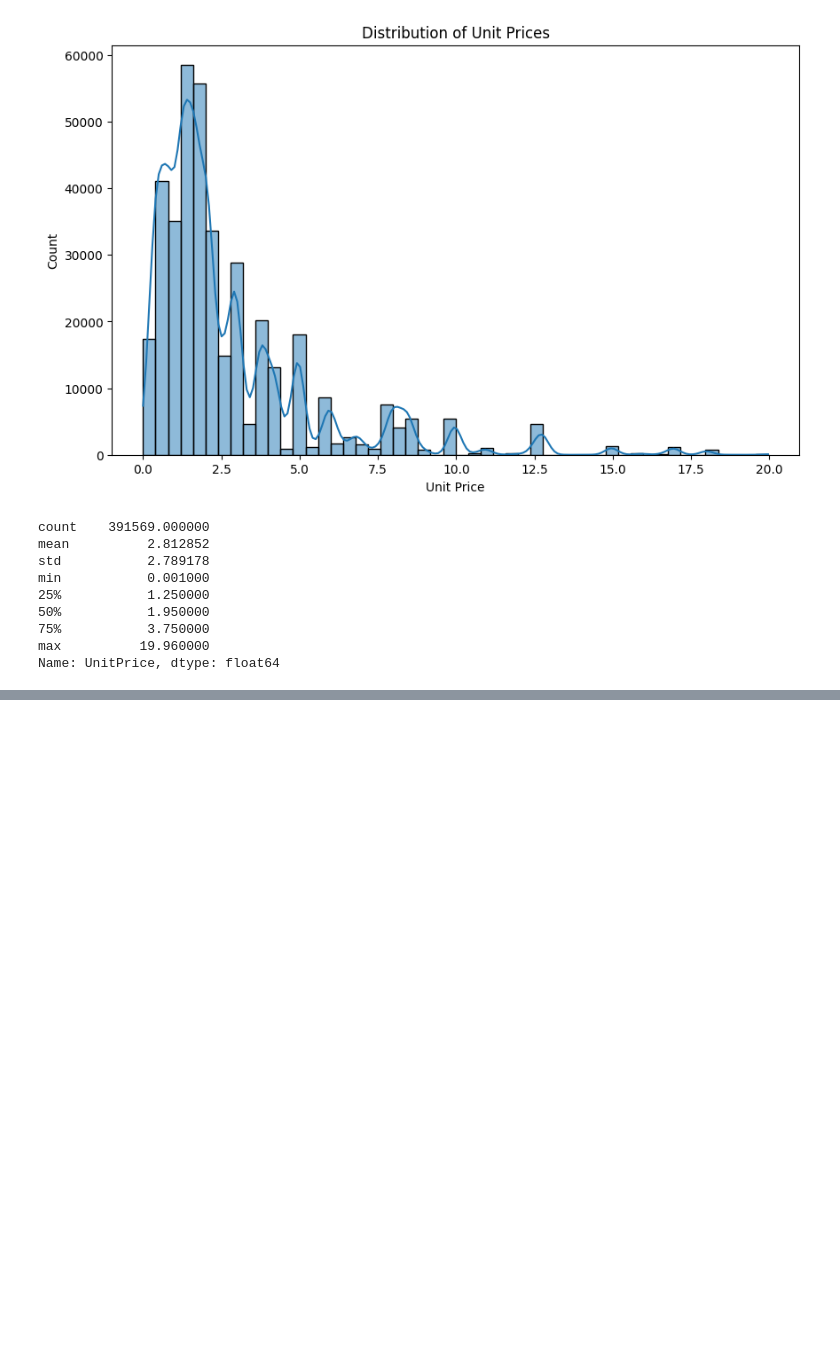
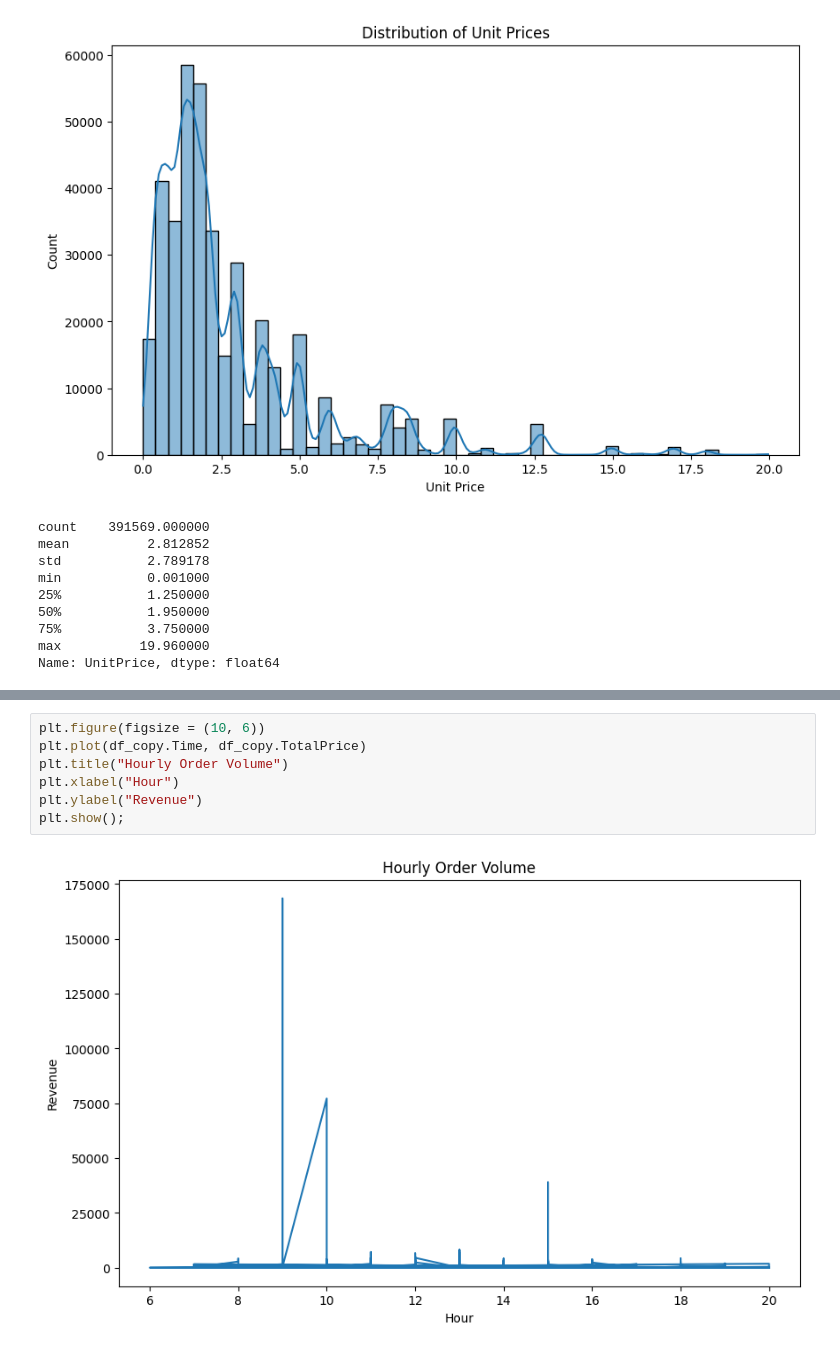
Before and after one commit to shsaniya04/Data-Analysis-with-Python, a Jupyter notebook: 12_Pandas_Practice_Project.ipynb, the cells around one changed output, grey strips where cells are left out. Saved outputs shown, nothing was run; the diff lists cells and outputs as text; blank space fills up the shorter version.

```diff
--- a/12_Pandas_Practice_Project.ipynb
+++ b/12_Pandas_Practice_Project.ipynb
@@ -555,0 +587,9 @@ sns.scatterplot(x = df.UnitPrice, y = df.Quantity, alpha = 0.5)
+# %%
+plt.figure(figsize = (10, 6))
+plt.plot(df_copy.Time, df_copy.TotalPrice)
+plt.title("Hourly Order Volume")
+plt.xlabel("Hour")
+plt.ylabel("Revenue")
+plt.show();
+# %% [output]
+[figure, added]
```
Also changed, not shown: parts of 8 cells of this notebook, 3 other files.
